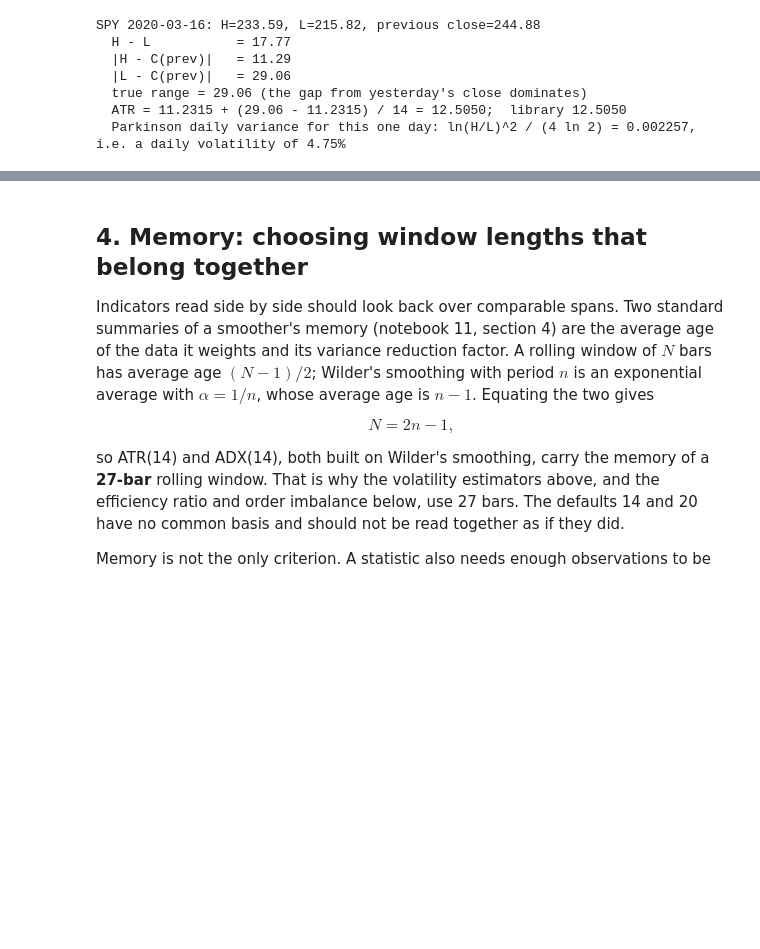
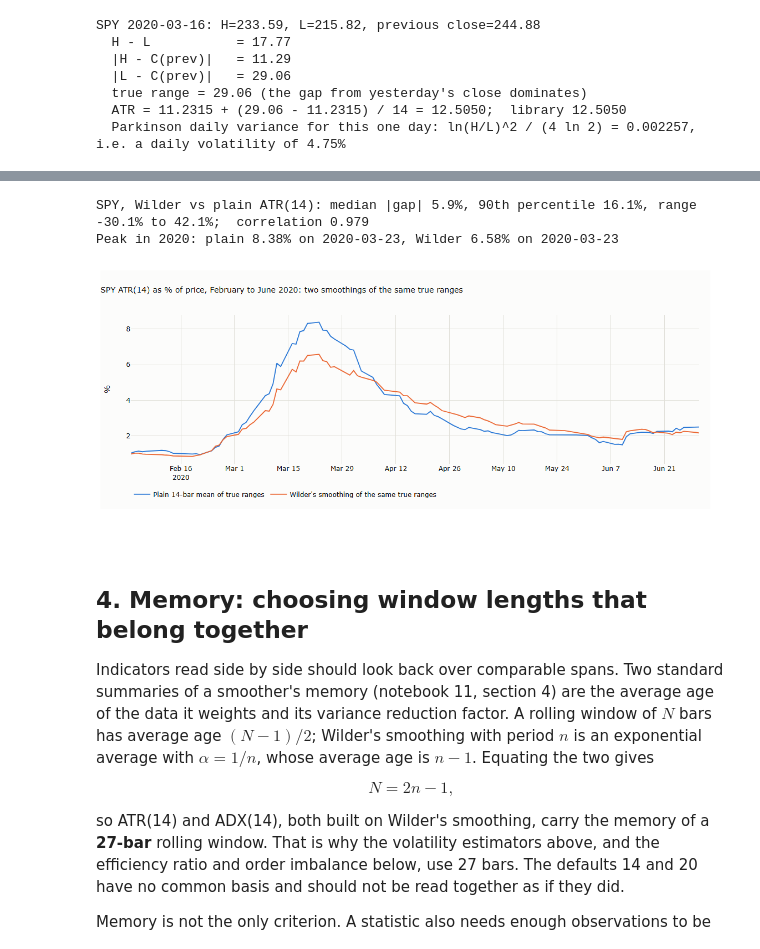
Before and after one commit to MaxGnesi/systematic-trading-notes, a Jupyter notebook: lectures/03-same-bars-different-questions/12_other_aggregation_targets.ipynb, the cells around one changed output, grey strips where cells are left out. Saved outputs shown, nothing was run; the diff lists cells and outputs as text; code cells hidden in the pictures; blank space fills up the shorter version.

Commit message:
Lecture 3: plain vs Wilder ATR compared on SPY (chart B.7), captions for B.5-B.6; notebook 12 cell added and re-executed
Co-Authored-By: Claude Opus 5.5 <noreply@anthropic.com>

```diff
--- a/lectures/03-same-bars-different-questions/12_other_aggregation_targets.ipynb
+++ b/lectures/03-same-bars-different-questions/12_other_aggregation_targets.ipynb
@@ -261,3 +266,29 @@ SPY 2020-03-16: H=233.59, L=215.82, previous close=244.88
+# %%
+tk = "SPY"
+hh, ll, cc = H[tk].dropna(), L[tk].dropna(), C[tk].dropna()
+tr_ = pd.concat([hh - ll, (hh - cc.shift()).abs(), (ll - cc.shift()).abs()], axis=1).max(axis=1)
+atr_plain = tr_.rolling(14).mean() / cc
+atr_wilder = tr_.ewm(alpha=1 / 14, adjust=False).mean() / cc
+gap = (atr_wilder / atr_plain - 1).iloc[100:] * 100
+print(f"SPY, Wilder vs plain ATR(14): median |gap| {gap.abs().median():.1f}%, 90th percentile {gap.abs().quantile(0.9):.1f}%, "
+      f"range {gap.min():.1f}% to {gap.max():.1f}%;  correlation {atr_wilder.iloc[100:].corr(atr_plain.iloc[100:]):.3f}")
+lo, hi = "2020-02-01", "2020-06-30"
+print(f"Peak in 2020: plain {100 * atr_plain.loc[lo:hi].max():.2f}% on {atr_plain.loc[lo:hi].idxmax().date()}, "
+      f"Wilder {100 * atr_wilder.loc[lo:hi].max():.2f}% on {atr_wilder.loc[lo:hi].idxmax().date()}")
+fig = go.Figure()
+fig.add_scatter(x=atr_plain.loc[lo:hi].index, y=100 * atr_plain.loc[lo:hi], name="Plain 14-bar mean of true ranges",
+                mode="lines", line=dict(width=1.8, color=SERIES[0]))
+fig.add_scatter(x=atr_wilder.loc[lo:hi].index, y=100 * atr_wilder.loc[lo:hi], name="Wilder's smoothing of the same true ranges",
+                mode="lines", line=dict(width=1.8, color=SERIES[1]))
+fig.update_layout(title="SPY ATR(14) as % of price, February to June 2020: two smoothings of the same true ranges",
+                  yaxis_title="%", height=430, width=1100, margin=dict(t=80, b=70),
+                  legend=dict(orientation="h", y=-0.15, x=0))
+save_figure(fig, "12_07_atr_two_ways", FIG)
+fig
+# %% [output]
+SPY, Wilder vs plain ATR(14): median |gap| 5.9%, 90th percentile 16.1%, range -30.1% to 42.1%;  correlation 0.979
+Peak in 2020: plain 8.38% on 2020-03-23, Wilder 6.58% on 2020-03-23
+[figure, added]
 # %% [markdown]
 ## 4. Memory: choosing window lengths that belong together
 
```
Also changed, not shown: parts of 1 cell of this notebook, 2 other files.
